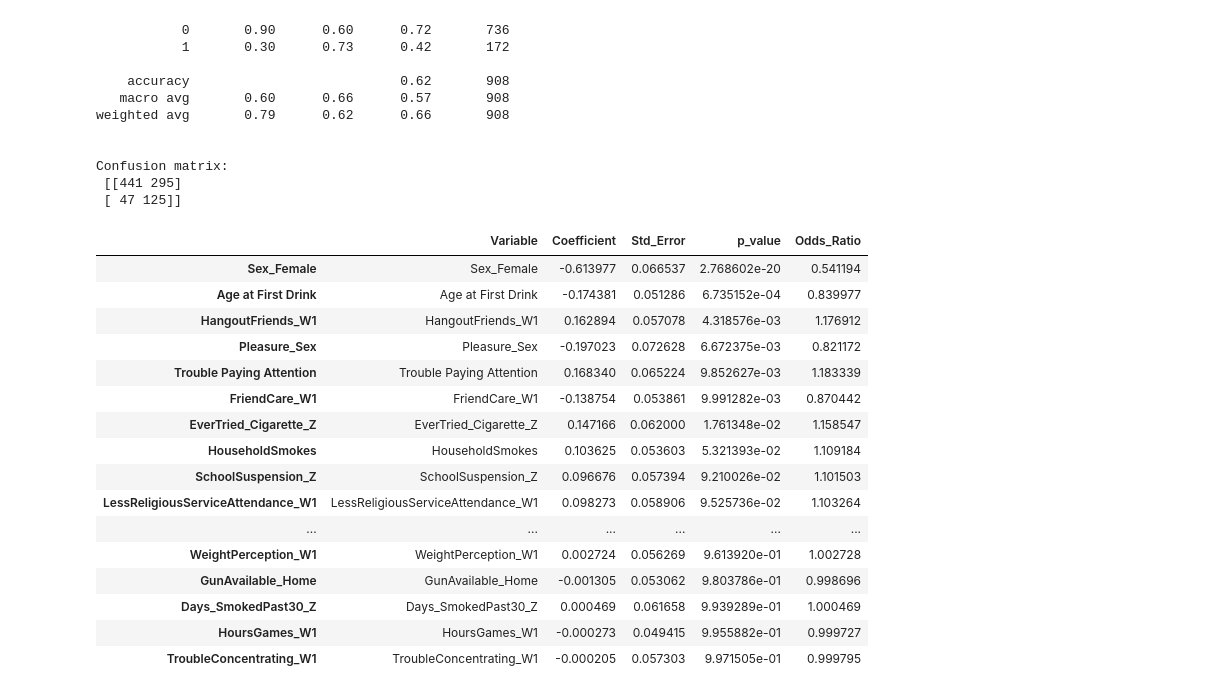
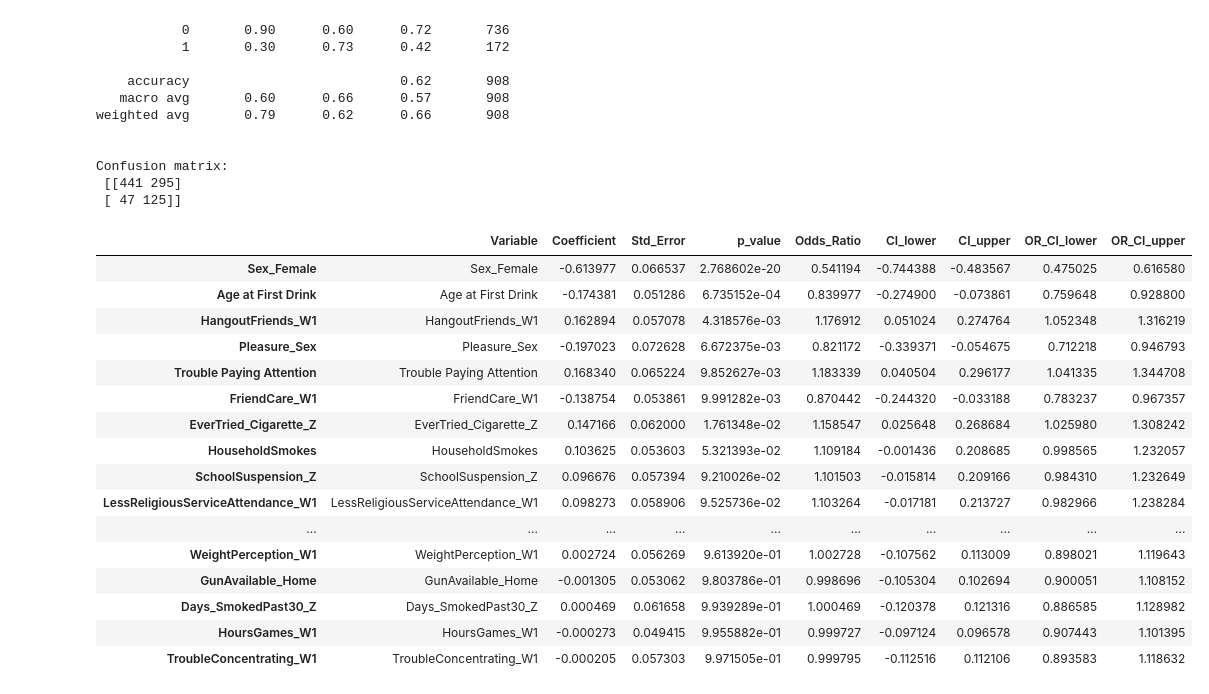
Before and after one commit to hmhamade1999-debug/Substance-Use-Prediction-From-Adolescence, a Jupyter notebook: Capstone_USJ_Modeling_Alcohol.ipynb, the cells around one changed output. Drawn from its saved outputs; the diff is of its cells as text; code cells hidden in the pictures.

```diff
--- a/Capstone_USJ_Modeling_Alcohol.ipynb
+++ b/Capstone_USJ_Modeling_Alcohol.ipynb
@@ -183,7 +205,7 @@ Name: count, dtype: int64
 # CATBOOST — TUNING (CV=3) + YOUDEN (CORRECT: TRAIN-ONLY CV=5 OOF)
 # + FINAL TEST METRICS + FIGURES (COLORED CM, ROC, PR, CALIBRATION, PROB DIST)
 # ============================================================
-X_train2=X_train.copy()
+
 import numpy as np
 import pandas as pd
 import matplotlib.pyplot as plt
@@ -250,7 +272,7 @@ rs_cat = RandomizedSearchCV(
 )
 
 print("Running CatBoost RandomizedSearchCV...")
-rs_cat.fit(X_train2, y_train)
+rs_cat.fit(X_train, y_train)
 
 print("\nBest CV AUC (tuning, CV=3):", round(rs_cat.best_score_, 4))
 print("Best Parameters (CatBoost):")
@@ -270,7 +292,7 @@ def youden_from_probs(y_true, y_prob):
 
 oof_prob = cross_val_predict(
     best_cat,
-    X_train2, y_train,
+    X_train, y_train,
     cv=cv_youden,
     method="predict_proba",
     n_jobs=-1
@@ -290,9 +312,9 @@ print("Specificity (TNR) @ thr:", round(1 - fpr_oof[best_idx], 4))
 # ----------------------------
 # 4) FINAL MODEL FIT ON FULL TRAIN + SINGLE TEST EVALUATION
 # ----------------------------
-best_cat.fit(X_train2, y_train)
+best_cat.fit(X_train, y_train)
 
-y_prob_test = best_cat.predict_proba(X_test2)[:, 1]
+y_prob_test = best_cat.predict_proba(X_test)[:, 1]
 y_pred_test = (y_prob_test >= youden_thr).astype(int)
 
 test_auc = roc_auc_score(y_test, y_prob_test)
@@ -456,7 +478,7 @@ best_cat = CatBoostClassifier(
     bagging_temperature=1
 )
 
-best_cat.fit(X_train2, y_train)
+best_cat.fit(X_train, y_train)
 
 print(" Best CatBoost model fitted on full training data.")
 print(best_cat)
@@ -485,8 +507,8 @@ import pandas as pd
 import matplotlib.pyplot as plt
 
 # 0) Make sure X_* are DataFrames (keeps feature names)
-X_train_cb = X_train2.copy()
-X_test_cb  = X_test2.copy()
+X_train_cb = X_train.copy()
+X_test_cb  = X_test.copy()
 
 if not isinstance(X_train_cb, pd.DataFrame):
     X_train_cb = pd.DataFrame(X_train_cb)
@@ -1814,8 +1357,6 @@ RandomForestClassifier(class_weight='balanced', min_impurity_decrease=0.0001,
 # %%
 import pandas as pd
 df_logit=df_all_filtered.copy()
-# %%
-df_logit=df_logit.drop(columns=['DaysMarijuanaPast12M_W4'])
 # %%
 
 keep = {
@@ -2016,41 +1557,53 @@ Confusion matrix:
 # %%
 # Build a DataFrame so statsmodels keeps names
 X_train_sm = pd.DataFrame(X_train_scaled, columns=feature_names, index=X_train.index)
 X_train_sm = sm.add_constant(X_train_sm, has_constant="add")
 
 logit_model = sm.Logit(y_train.astype(float), X_train_sm.astype(float))
 logit_result = logit_model.fit(method="lbfgs", disp=False)
 
 # Results table
 results_table = pd.DataFrame({
     "Variable": X_train_sm.columns,
     "Coefficient": logit_result.params,
     "Std_Error": logit_result.bse,
     "p_value": logit_result.pvalues
 })
 
 results_table["Odds_Ratio"] = np.exp(results_table["Coefficient"])
+# Confidence intervals (log-odds scale)
+conf = logit_result.conf_int()
+conf.columns = ["CI_lower", "CI_upper"]
+
+# Add CI to table
+results_table["CI_lower"] = conf["CI_lower"].values
+results_table["CI_upper"] = conf["CI_upper"].values
+
+# Odds ratio confidence intervals
+results_table["OR_CI_lower"] = np.exp(results_table["CI_lower"])
+results_table["OR_CI_upper"] = np.exp(results_table["CI_upper"])
+
 results_table = results_table[results_table["Variable"] != "const"].sort_values("p_value")
 
 results_table
 # %% [output]
-|  | Variable | Coefficient | Std_Error | p_value | Odds_Ratio |
-| Sex_Female | Sex_Female | -0.613977 | 0.066537 | 2.768602e-20 | 0.541194 |
-| Age at First Drink | Age at First Drink | -0.174381 | 0.051286 | 6.735152e-04 | 0.839977 |
-| HangoutFriends_W1 | HangoutFriends_W1 | 0.162894 | 0.057078 | 4.318576e-03 | 1.176912 |
-| Pleasure_Sex | Pleasure_Sex | -0.197023 | 0.072628 | 6.672375e-03 | 0.821172 |
-| Trouble Paying Attention | Trouble Paying Attention | 0.168340 | 0.065224 | 9.852627e-03 | 1.183339 |
-| FriendCare_W1 | FriendCare_W1 | -0.138754 | 0.053861 | 9.991282e-03 | 0.870442 |
-| EverTried_Cigarette_Z | EverTried_Cigarette_Z | 0.147166 | 0.062000 | 1.761348e-02 | 1.158547 |
-| HouseholdSmokes | HouseholdSmokes | 0.103625 | 0.053603 | 5.321393e-02 | 1.109184 |
-| SchoolSuspension_Z | SchoolSuspension_Z | 0.096676 | 0.057394 | 9.210026e-02 | 1.101503 |
-| LessReligiousServiceAttendance_W1 | LessReligiousServiceAttendance_W1 | 0.098273 | 0.058906 | 9.525736e-02 | 1.103264 |
-| ... | ... | ... | ... | ... | ... |
-| WeightPerception_W1 | WeightPerception_W1 | 0.002724 | 0.056269 | 9.613920e-01 | 1.002728 |
-| GunAvailable_Home | GunAvailable_Home | -0.001305 | 0.053062 | 9.803786e-01 | 0.998696 |
-| Days_SmokedPast30_Z | Days_SmokedPast30_Z | 0.000469 | 0.061658 | 9.939289e-01 | 1.000469 |
-| HoursGames_W1 | HoursGames_W1 | -0.000273 | 0.049415 | 9.955882e-01 | 0.999727 |
-| TroubleConcentrating_W1 | TroubleConcentrating_W1 | -0.000205 | 0.057303 | 9.971505e-01 | 0.999795 |
+|  | Variable | Coefficient | Std_Error | p_value | Odds_Ratio | CI_lower | CI_upper | OR_CI_lower | OR_CI_upper |
+| Sex_Female | Sex_Female | -0.613977 | 0.066537 | 2.768602e-20 | 0.541194 | -0.744388 | -0.483567 | 0.475025 | 0.616580 |
+| Age at First Drink | Age at First Drink | -0.174381 | 0.051286 | 6.735152e-04 | 0.839977 | -0.274900 | -0.073861 | 0.759648 | 0.928800 |
+| HangoutFriends_W1 | HangoutFriends_W1 | 0.162894 | 0.057078 | 4.318576e-03 | 1.176912 | 0.051024 | 0.274764 | 1.052348 | 1.316219 |
+| Pleasure_Sex | Pleasure_Sex | -0.197023 | 0.072628 | 6.672375e-03 | 0.821172 | -0.339371 | -0.054675 | 0.712218 | 0.946793 |
+| Trouble Paying Attention | Trouble Paying Attention | 0.168340 | 0.065224 | 9.852627e-03 | 1.183339 | 0.040504 | 0.296177 | 1.041335 | 1.344708 |
+| FriendCare_W1 | FriendCare_W1 | -0.138754 | 0.053861 | 9.991282e-03 | 0.870442 | -0.244320 | -0.033188 | 0.783237 | 0.967357 |
+| EverTried_Cigarette_Z | EverTried_Cigarette_Z | 0.147166 | 0.062000 | 1.761348e-02 | 1.158547 | 0.025648 | 0.268684 | 1.025980 | 1.308242 |
+| HouseholdSmokes | HouseholdSmokes | 0.103625 | 0.053603 | 5.321393e-02 | 1.109184 | -0.001436 | 0.208685 | 0.998565 | 1.232057 |
+| SchoolSuspension_Z | SchoolSuspension_Z | 0.096676 | 0.057394 | 9.210026e-02 | 1.101503 | -0.015814 | 0.209166 | 0.984310 | 1.232649 |
+| LessReligiousServiceAttendance_W1 | LessReligiousServiceAttendance_W1 | 0.098273 | 0.058906 | 9.525736e-02 | 1.103264 | -0.017181 | 0.213727 | 0.982966 | 1.238284 |
+| ... | ... | ... | ... | ... | ... | ... | ... | ... | ... |
+| WeightPerception_W1 | WeightPerception_W1 | 0.002724 | 0.056269 | 9.613920e-01 | 1.002728 | -0.107562 | 0.113009 | 0.898021 | 1.119643 |
+| GunAvailable_Home | GunAvailable_Home | -0.001305 | 0.053062 | 9.803786e-01 | 0.998696 | -0.105304 | 0.102694 | 0.900051 | 1.108152 |
+| Days_SmokedPast30_Z | Days_SmokedPast30_Z | 0.000469 | 0.061658 | 9.939289e-01 | 1.000469 | -0.120378 | 0.121316 | 0.886585 | 1.128982 |
+| HoursGames_W1 | HoursGames_W1 | -0.000273 | 0.049415 | 9.955882e-01 | 0.999727 | -0.097124 | 0.096578 | 0.907443 | 1.101395 |
+| TroubleConcentrating_W1 | TroubleConcentrating_W1 | -0.000205 | 0.057303 | 9.971505e-01 | 0.999795 | -0.112516 | 0.112106 | 0.893583 | 1.118632 |
 # %%
 alpha = 0.05
 
```
Also changed, not shown: parts of 10 cells of this notebook, 1 other file.
